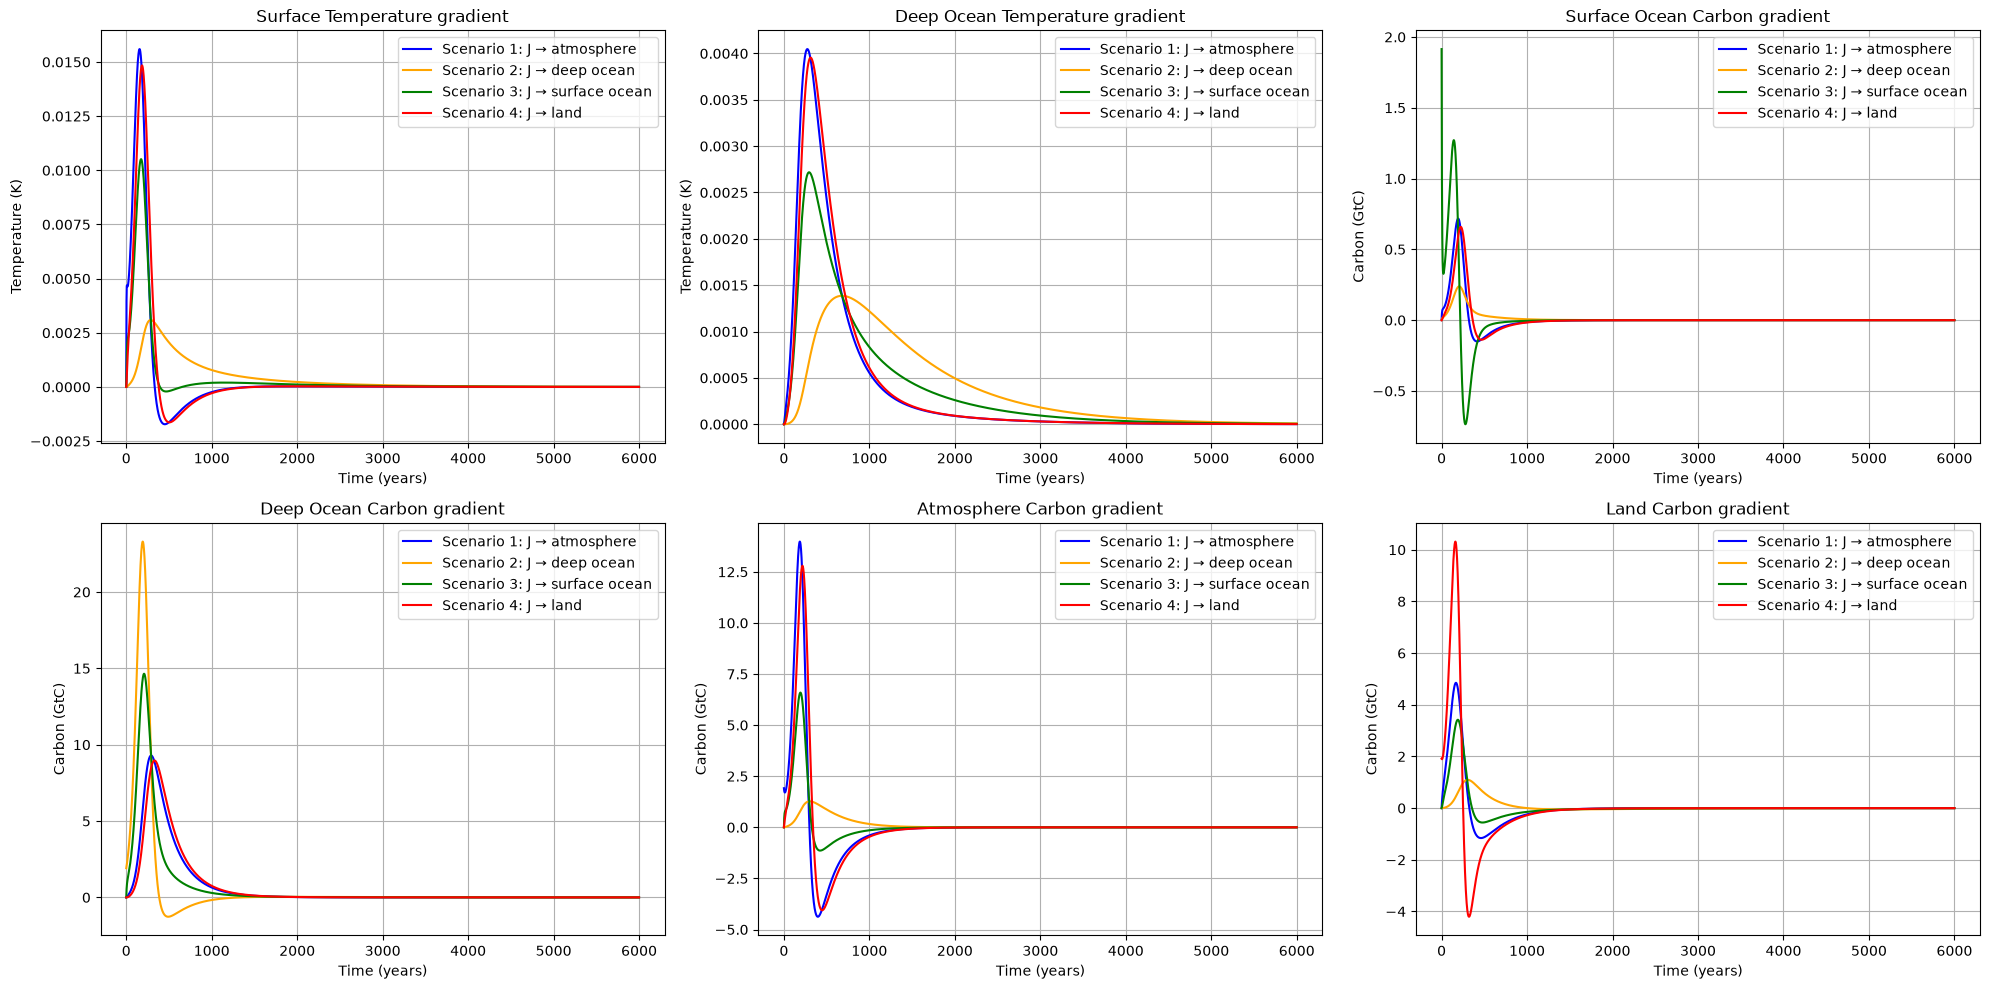
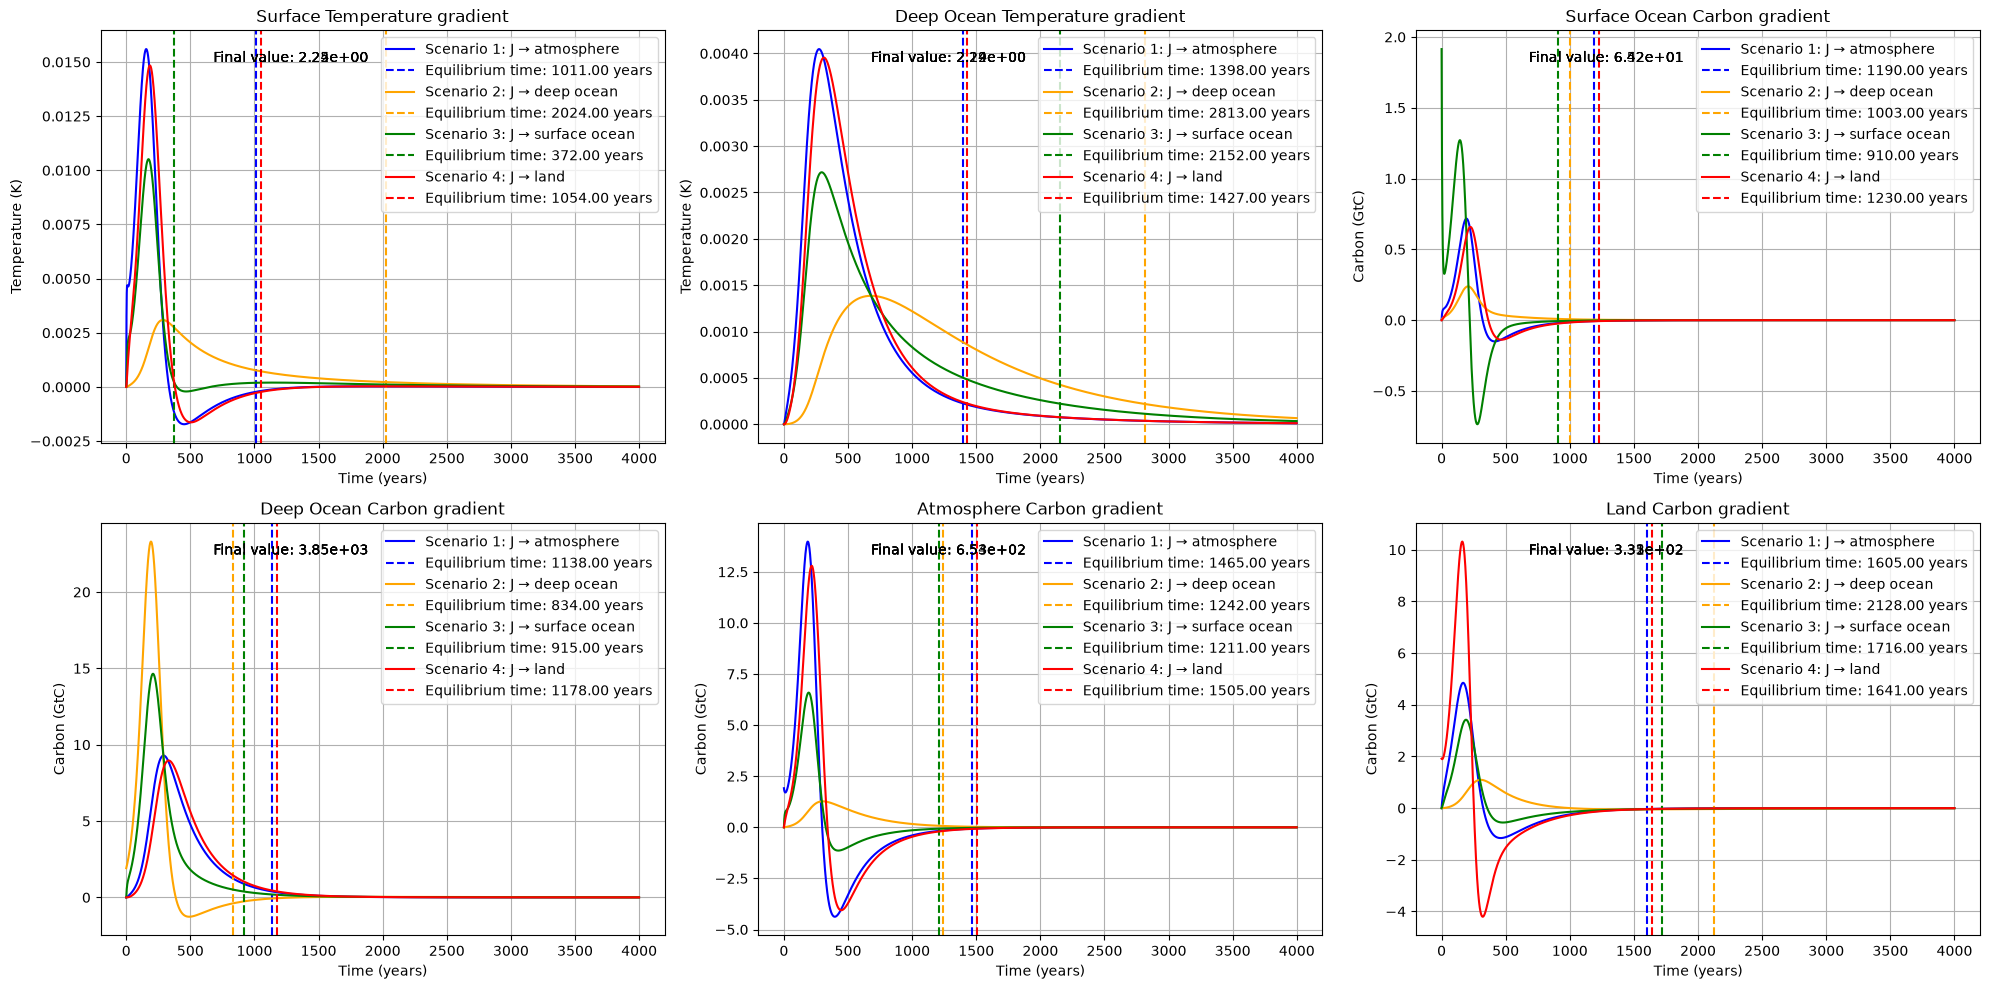
Unified diff of the notebook cell whose output changed from the first chart to the second:
--- before
+++ after
@@ -17,4 +17,10 @@
     for i in range(grad.shape[0]):
         axs[i].plot(sol.t, grad[i], label=label, color=color)
+        final_value = np.cumsum(grad[i])[-1]  # Get the final value of the cumulative sum
+        axs[i].text(0.2, 0.95, f'Final value: {final_value:.2e}', transform=axs[i].transAxes, verticalalignment='top')
+        equlibrium_time = find_equilibrium_time(sol.t, grad[i], tolerance=final_value * 1e-4)  # Adjust tolerance based on final value
+        if equlibrium_time is not None:
+            axs[i].axvline(x=equlibrium_time, color=color, linestyle='--', label=f'Equilibrium time: {equlibrium_time:.2f} years')
+            #axs[i].text(equlibrium_time, axs[i].get_ylim()[1]*0.9, f'{equlibrium_time:.2f} yrs', rotation=90, verticalalignment='top')
 for i, ax in enumerate(axs):
     ax.set_xlabel('Time (years)')

Commit: Added finding the start of equilibrium